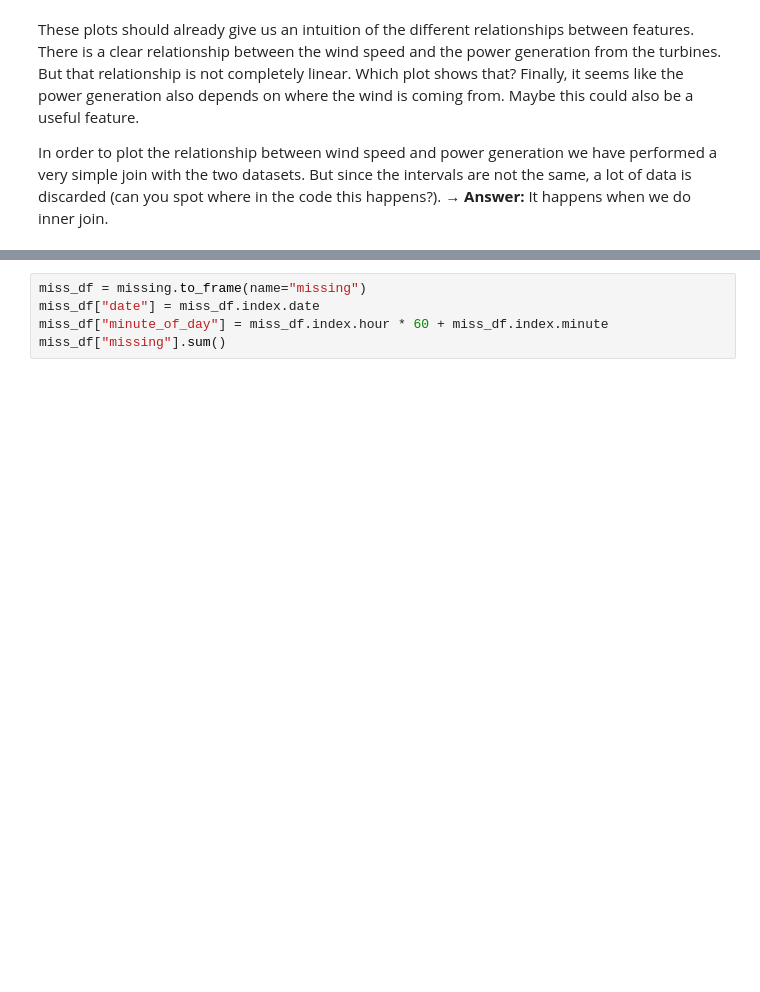
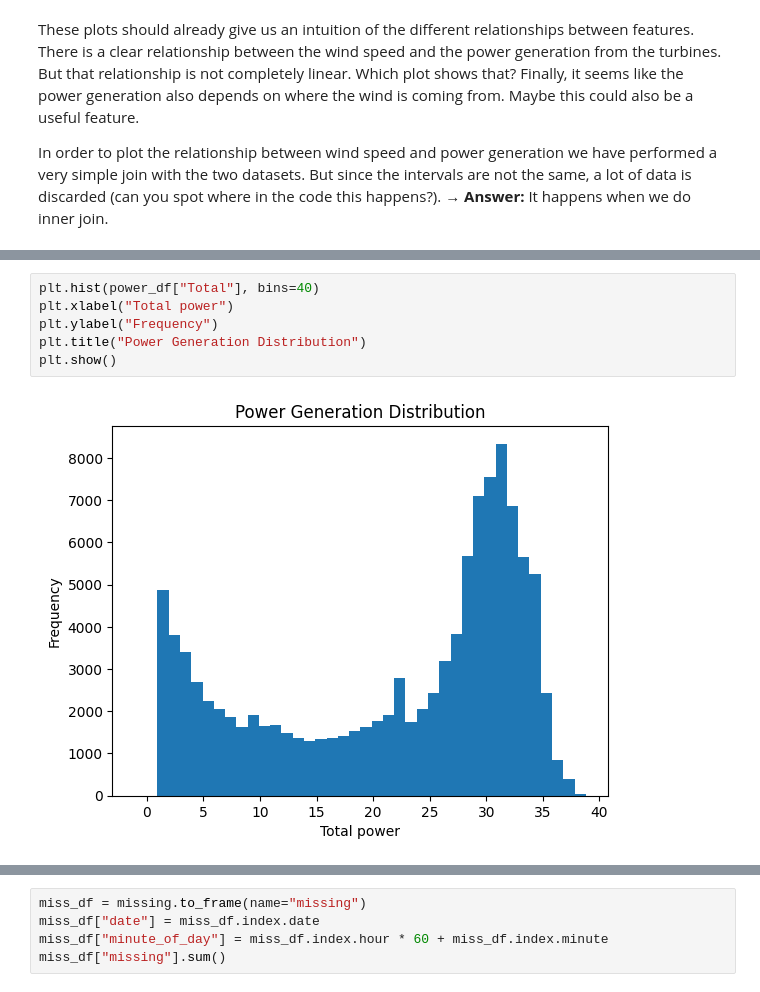
Before and after one commit to maribelpreite/orkney-wind-energy-forecasting, a Jupyter notebook: exploration.ipynb, the cells around one changed output, grey strips where cells are left out. Saved outputs shown, nothing was run; the diff lists cells and outputs as text; blank space fills up the shorter version.

```diff
--- a/exploration.ipynb
+++ b/exploration.ipynb
@@ -340,0 +381,8 @@ In order to plot the relationship between wind speed and power generation we hav
+# %%
+plt.hist(power_df["Total"], bins=40)
+plt.xlabel("Total power")
+plt.ylabel("Frequency")
+plt.title("Power Generation Distribution")
+plt.show()
+# %% [output]
+[figure, added]
```
Also changed, not shown: parts of 13 cells of this notebook.
